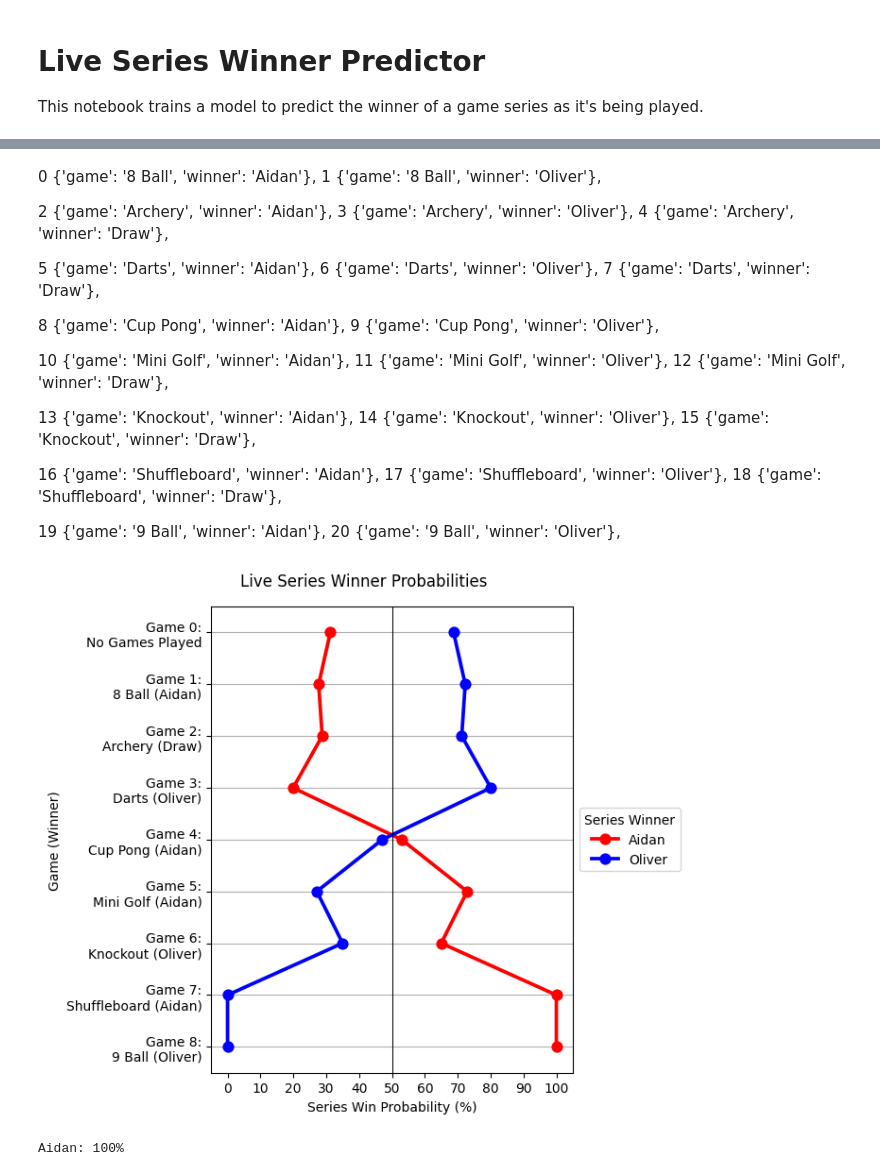
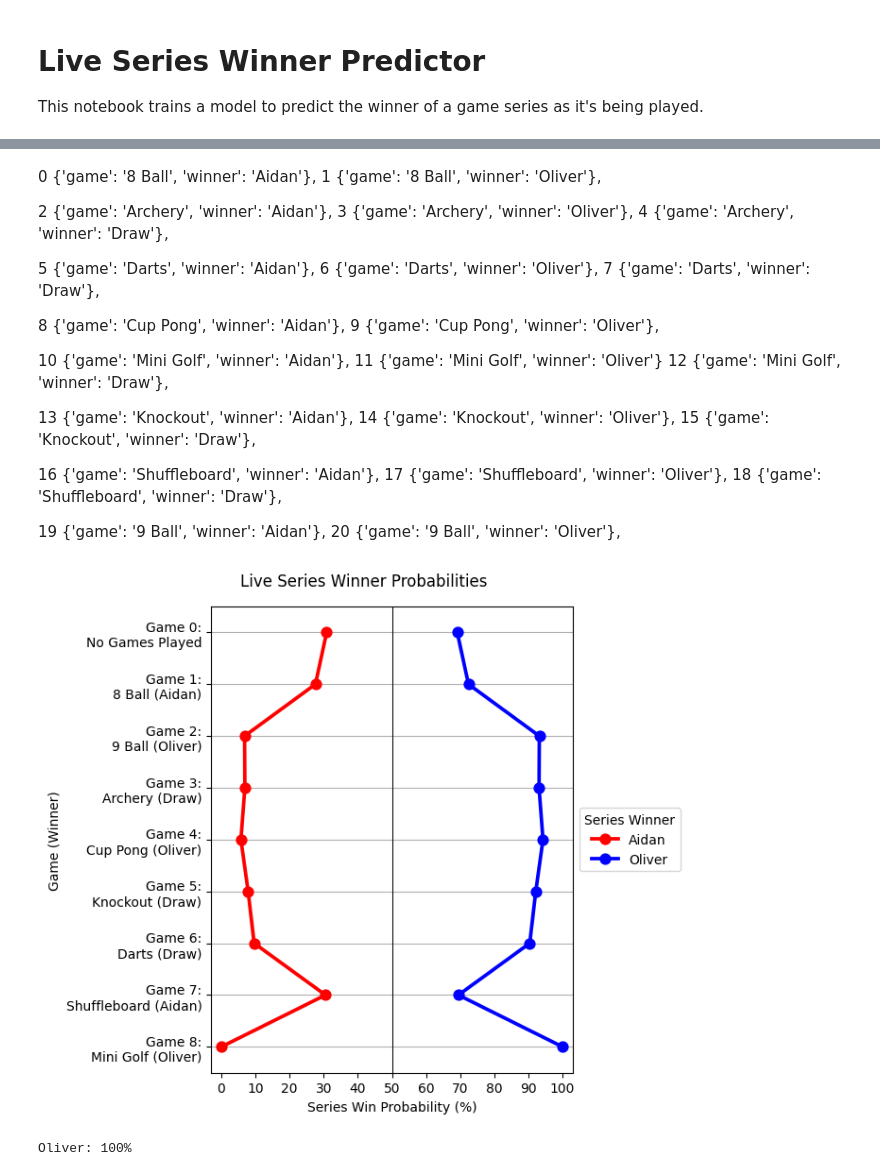
Before and after one commit to otodreas/seriesplotter, a Jupyter notebook: series_live_prediction.ipynb, the cells around one changed output, grey strips where cells are left out. Cells and saved outputs as stored; diff of their text form; code cells hidden in the pictures.

```diff
--- a/series_live_prediction.ipynb
+++ b/series_live_prediction.ipynb
@@ -182,7 +197,7 @@ def plot_live_probabilities(game_sequence):
     fig, ax = plt.subplots(figsize=(7, 6))
     g = sns.pointplot(data=probs_df, y='Game (Winner)', x='P', hue='Series Winner', ax=ax)
     g.set_xlabel('Series Win Probability (%)')
-    g.set_xlim(-5, 105)
+    g.set_xlim(-3, 103)
     rng = range(0, 101, 10)
     # g.xaxis.grid(True)
     g.yaxis.grid(True)
@@ -201,6 +216,11 @@ def plot_live_probabilities(game_sequence):
             print(f"Aidan: {aidan_probs[-1]*100:.0f}%")
         else:
             print(f"Oliver: {oliver_probs[-1]*100:.0f}%")
+    else:
+        if startodds > 0.5:
+            print(f"Aidan: {startodds*100:.0f}%")
+        else:
+            print(f"Oliver: {(1-startodds)*100:.0f}%")
 # %%
 x = [{'game': '8 Ball', 'winner': 'Aidan'},
 {'game': '8 Ball', 'winner': 'Oliver'},
@@ -246,7 +266,7 @@ x = [{'game': '8 Ball', 'winner': 'Aidan'},
 9     {'game': 'Cup Pong', 'winner': 'Oliver'},
 
 10    {'game': 'Mini Golf', 'winner': 'Aidan'},
-11    {'game': 'Mini Golf', 'winner': 'Oliver'},
+11    {'game': 'Mini Golf', 'winner': 'Oliver'}
 12    {'game': 'Mini Golf', 'winner': 'Draw'},
 
 13    {'game': 'Knockout', 'winner': 'Aidan'},
@@ -262,16 +282,16 @@ x = [{'game': '8 Ball', 'winner': 'Aidan'},
 # %%
 live_series = [
     x[0],
+    x[20],
     x[4],
-    x[6],
-    x[8],
-    x[10],
-    x[14],
+    x[9],
+    x[15],
+    x[7],
     x[16],
-    x[20]
+    x[11]
 ]
 
 plot_live_probabilities(live_series)
 # %% [output]
-[figure, old version]
+[figure, new version]
-Aidan: 100%
+Oliver: 100%
```
Also changed, not shown: parts of 4 cells of this notebook.
